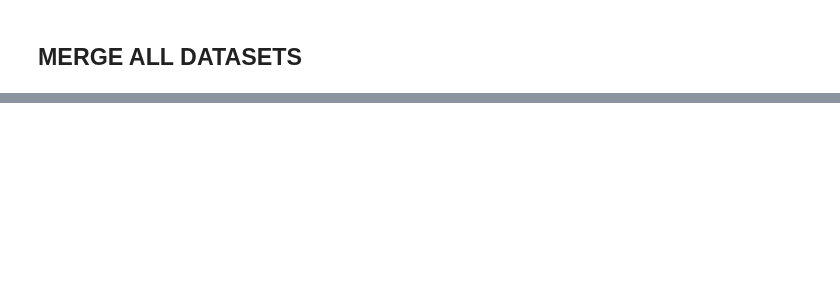
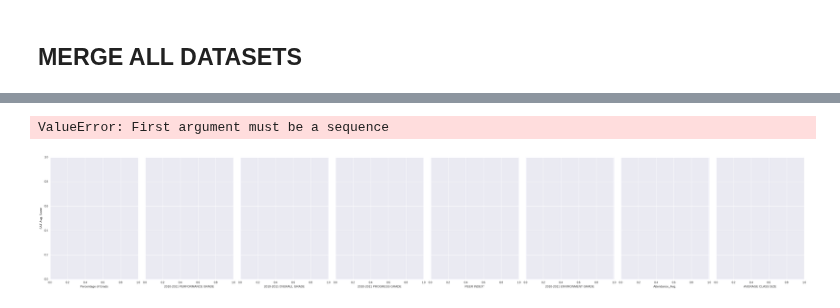
Before and after one commit to ckyko/CSC59970Project, a Jupyter notebook: NYC_high_school_Q2.ipynb, the cells around one changed output, grey strips where cells are left out. Saved outputs shown, nothing was run; the diff lists cells and outputs as text; code cells hidden in the pictures; blank space fills up the shorter version.

```diff
--- a/NYC_high_school_Q2.ipynb
+++ b/NYC_high_school_Q2.ipynb
@@ -156,2 +157,4 @@ sub_cl_size.head()
 # %% [markdown]
 ## MERGE ALL DATASETS
+# %%
+comb =  pd.merge(sub_att, sub_cl_size, how='inner', on='District')
@@ -158,7 +168,7 @@ sub_cl_size.head()
 # %%
-comb =  pd.merge(sub_att, sub_cl_size, how='inner', on='DBN')
 comb2 = pd.merge(sub_outc, sub_sat, how='inner', on='DBN')
 comb3 = pd.merge(sub_sch_grade, comb, how='inner', on='DBN')
 comb_final = pd.merge(comb2, comb3, how='inner', on='DBN')
+comb_final = comb_final[comb_final['Percentage of Grads'] != 's']
 print(len(comb_final))
-comb
+comb_final.head()
@@ -164,0 +211,9 @@ comb
+# %%
+sns.pairplot(comb_final, x_vars=['Percentage of Grads', '2010-2011 PERFORMANCE GRADE',
+       '2010-2011 OVERALL GRADE', '2010-2011 PROGRESS GRADE', 'PEER INDEX*',
+       '2010-2011 ENVIRONMENT GRADE', 'Attendance_Avg.',
+       'AVERAGE CLASS SIZE'],
+             y_vars='SAT Avg. Score', size=7, aspect=0.7, kind='reg', markers = '+')
+# %% [output]
+ValueError: First argument must be a sequence
+[figure, added]
```
Also changed, not shown: parts of 5 cells of this notebook.
